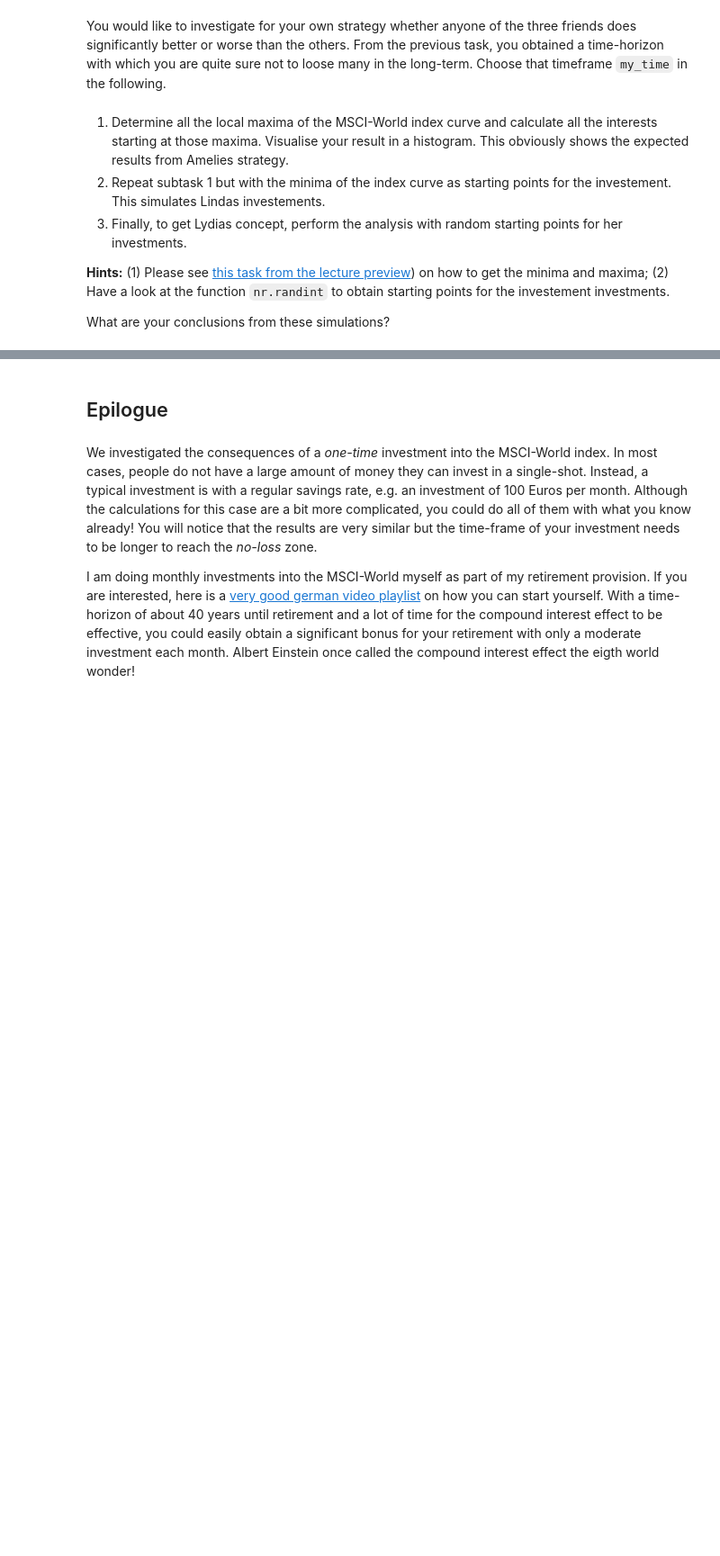
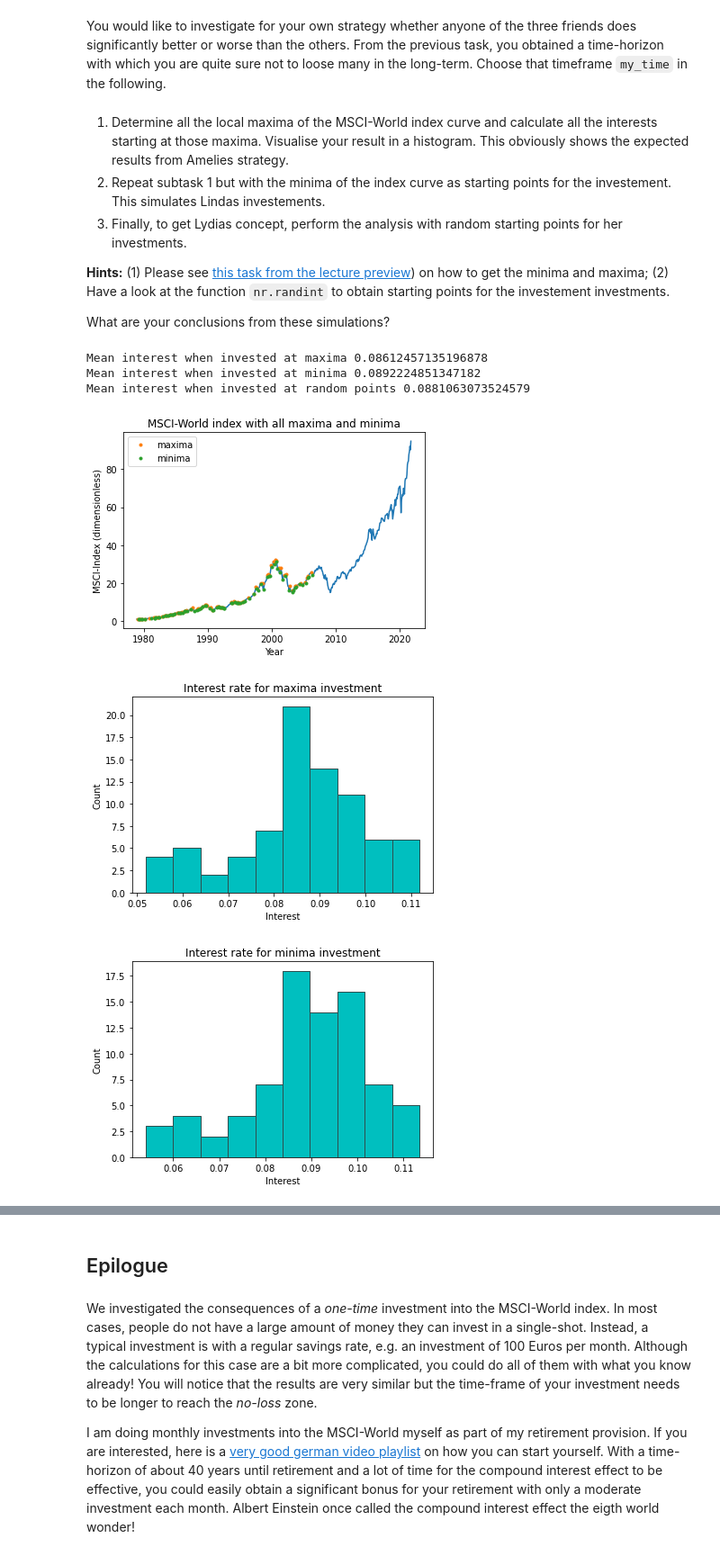
Before and after one commit to tesla1900/programming_course, a Jupyter notebook: Project_Moritz/Project_1_Stock_Market_Investements_students.ipynb, the cells around one changed output, grey strips where cells are left out. Shown: that part at 90% size. Cells and saved outputs as stored; diff of their text form; code cells hidden in the pictures; blank space fills up the shorter version.

```diff
--- a/Project_Moritz/Project_1_Stock_Market_Investements_students.ipynb
+++ b/Project_Moritz/Project_1_Stock_Market_Investements_students.ipynb
@@ -326,4 +341,66 @@ You would like to investigate for your own strategy whether anyone of the three
 
 What are your conclusions from these simulations?
 # %%
-# your solution here please
+
+# taking values before the last 15 years
+time = 15
+x = dates[:-12*time]
+y = values[:-12*time]
+
+# allocating array for the random investment points
+now_int = np.empty(200)
+
+# finding the local maxima and minima
+a = np.where((y[1:-1] >= y[:-2]) & (y[1:-1] >= y[2:]))[0] + 1
+b = np.where((y[1:-1] <= y[:-2]) & (y[1:-1] <= y[2:]))[0] + 1
+
+# computing interest
+max_int = interest(values[a], values[-1], dates[-1] - x[a])
+min_int = interest(values[b], values[-1], dates[-1] - x[b])
+for i in range(0, 200):
+    random = nr.randint(0, len(dates) - time*12)
+    now_int[i] = interest(values[random], values[-1], dates[-1] -dates[random])
+
+# printing mean
+print("Mean interest when invested at maxima", np.mean(max_int),)
+print("Mean interest when invested at minima", np.mean(min_int),)
+print("Mean interest when invested at random points", np.mean(now_int),)
+
+# bin size
+bins = 10
+
+# plotting local maxima and minima on data
+plt.plot(dates, values)
+plt.plot(x[a], y[a], '.', label="maxima")
+plt.plot(x[b], y[b], '.', label="minima")
+plt.title("MSCI-World index with all maxima and minima")
+plt.xlabel("Year")
+plt.ylabel("MSCI-Index (dimensionless)")
+plt.legend()
+plt.show()
+
+# plotting histograms
+plt.hist(max_int, bins, color = 'c', edgecolor='darkslategrey')
+plt.title("Interest rate for maxima investment")
+plt.xlabel("Interest")
+plt.ylabel("Count")
+plt.show()
+
+plt.hist(min_int, bins, color = 'c', edgecolor='darkslategrey')
+plt.title("Interest rate for minima investment")
+plt.xlabel("Interest")
+plt.ylabel("Count")
+plt.show()
+
+plt.hist(now_int, bins, color = 'c', edgecolor='darkslategrey')
+plt.title("Interest rate for random point investment")
+plt.xlabel("Interest")
+plt.ylabel("Count")
+plt.show()
+# %% [output]
+Mean interest when invested at maxima 0.08612457135196878
+Mean interest when invested at minima 0.0892224851347182
+Mean interest when invested at random points 0.0881063073524579
+[figure, added]
+[figure, added]
+[figure, added]
```
Also changed, not shown: parts of 12 cells of this notebook.
